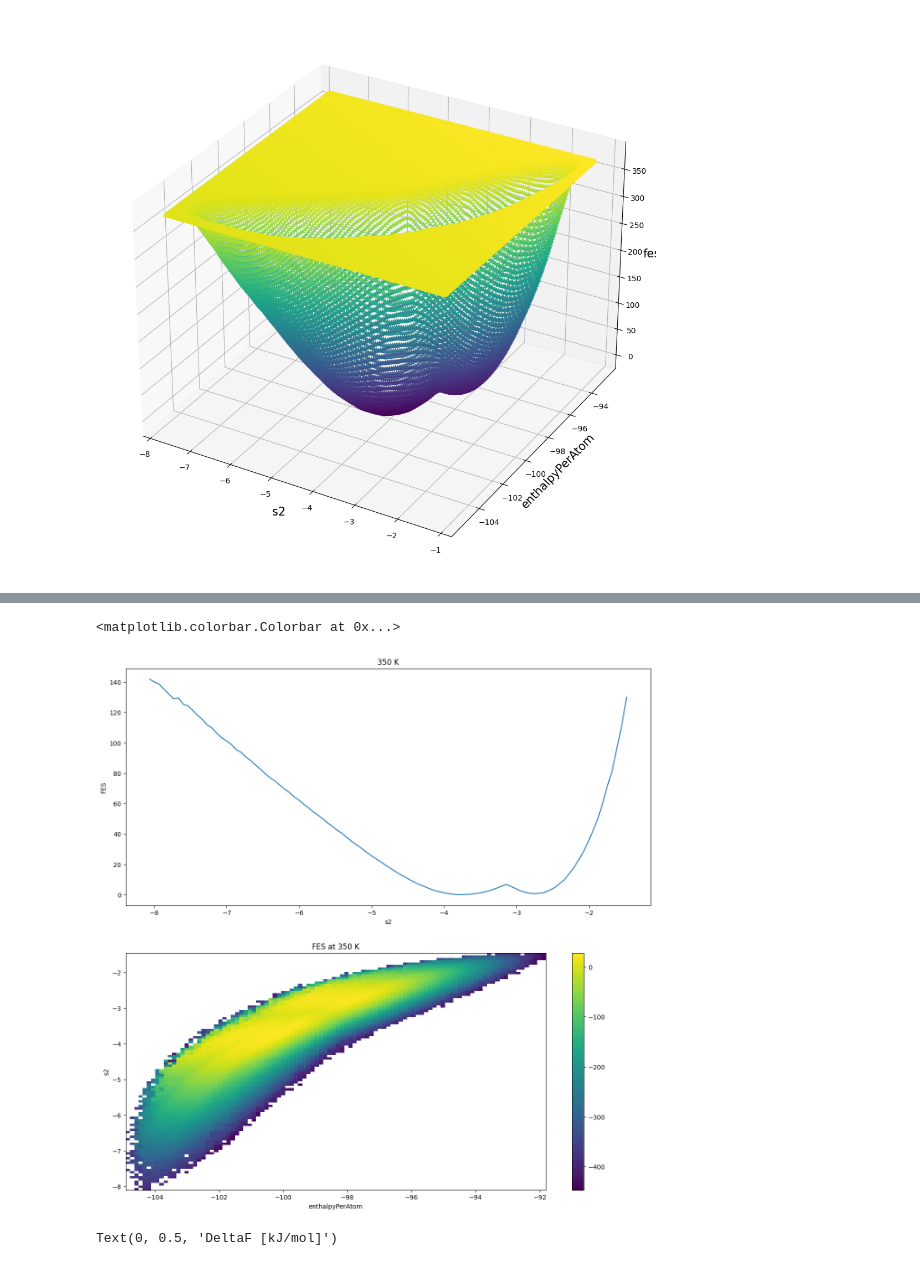
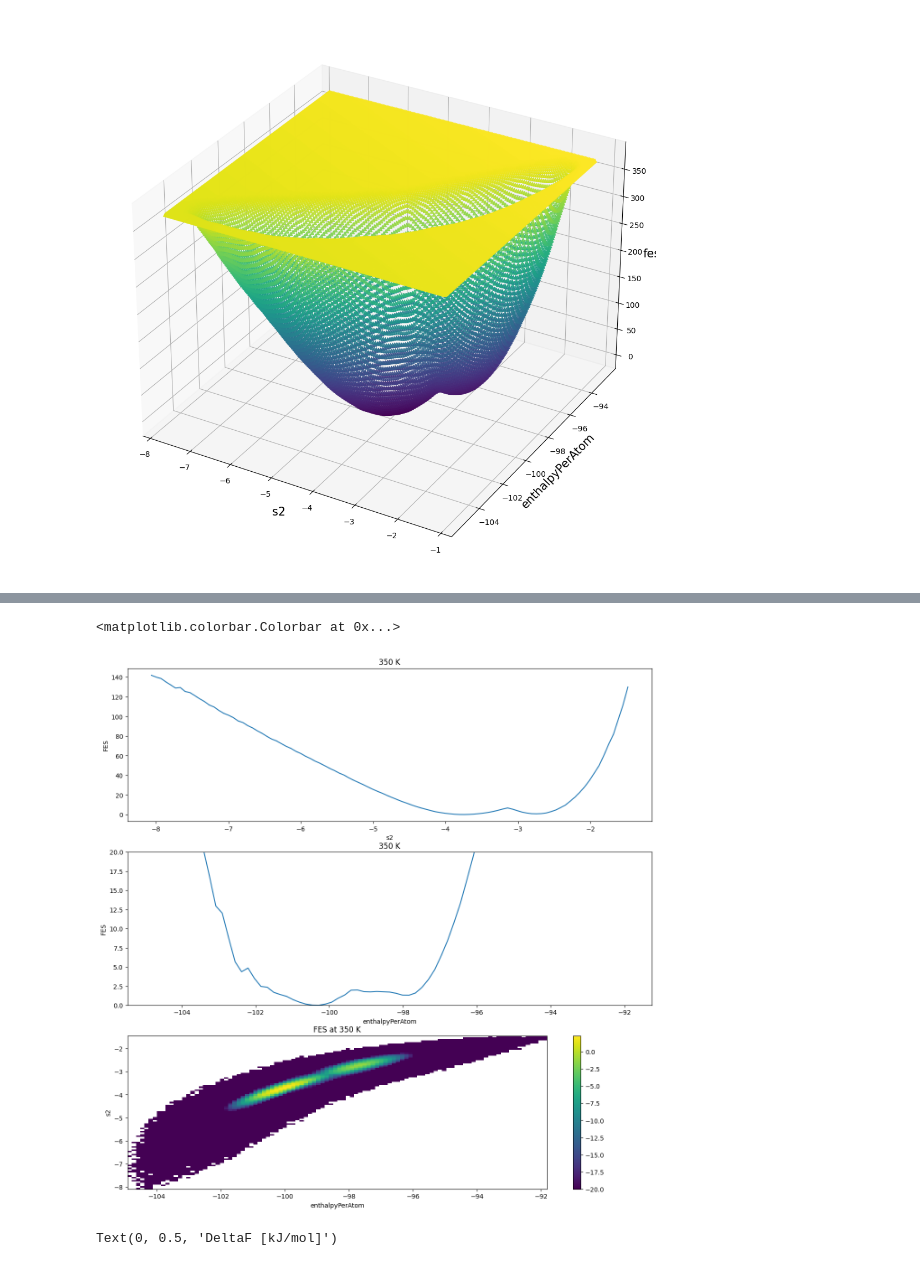
Before and after one commit to yaminbens/Proj23, a Jupyter notebook: Entropy-Enthalpy.ipynb, the cells around one changed output, grey strips where cells are left out. Cells and saved outputs as stored; diff of their text form; code cells hidden in the pictures.

```diff
--- a/Entropy-Enthalpy.ipynb
+++ b/Entropy-Enthalpy.ipynb
@@ -178,23 +208,30 @@ fes2D2 = kbt*np.log(H)
 # %%
 import matplotlib.pyplot as plt
 fig = plt.figure(figsize=(15, 15))
-ax1 = fig.add_subplot(2,1,1)
-ax1 = plt.plot(xs3,fes3)
+ax1 = fig.add_subplot(3,3,1)
+ax1 = plt.plot(x_s,fes_s)
+# plt.ylim(0,20)
 plt.ylabel("FES")
 plt.xlabel("s2")
 plt.title("350 K")
-im1 = fig.add_subplot(2,1,2,)
+ax2 = fig.add_subplot(3,1,2)
+ax2 = plt.plot(x_h,fes_h)
+plt.ylim(0,20)
+plt.ylabel("FES")
+plt.xlabel("enthalpyPerAtom")
+plt.title("350 K")
+im1 = fig.add_subplot(3,1,3)
 fig.set_figheight(15)
 fig.set_figwidth(15)
 im1 = plt.imshow(fes2D2, interpolation='nearest', aspect='auto',
-                 origin='lower',extent=[xedges2[0], xedges2[-1], yedges2[0], yedges2[-1]])
+                 origin='lower',extent=[xedges2[0], xedges2[-1], yedges2[0], yedges2[-1]],vmin=-20)#,vmax=25)
 plt.xlabel("enthalpyPerAtom")
 plt.ylabel("s2")
 plt.title("FES at 350 K")
 plt.colorbar()
 # %% [output]
 <matplotlib.colorbar.Colorbar at 0x...>
-[figure, old version]
+[figure, new version]
 # %%
 import math
 
```
Also changed, not shown: parts of 6 cells of this notebook.
